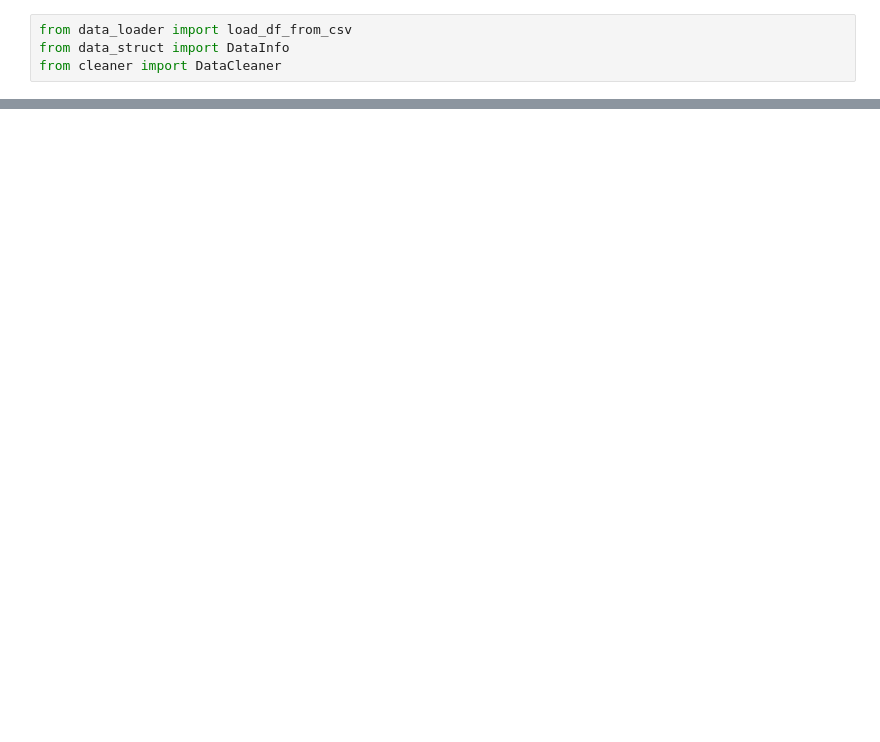
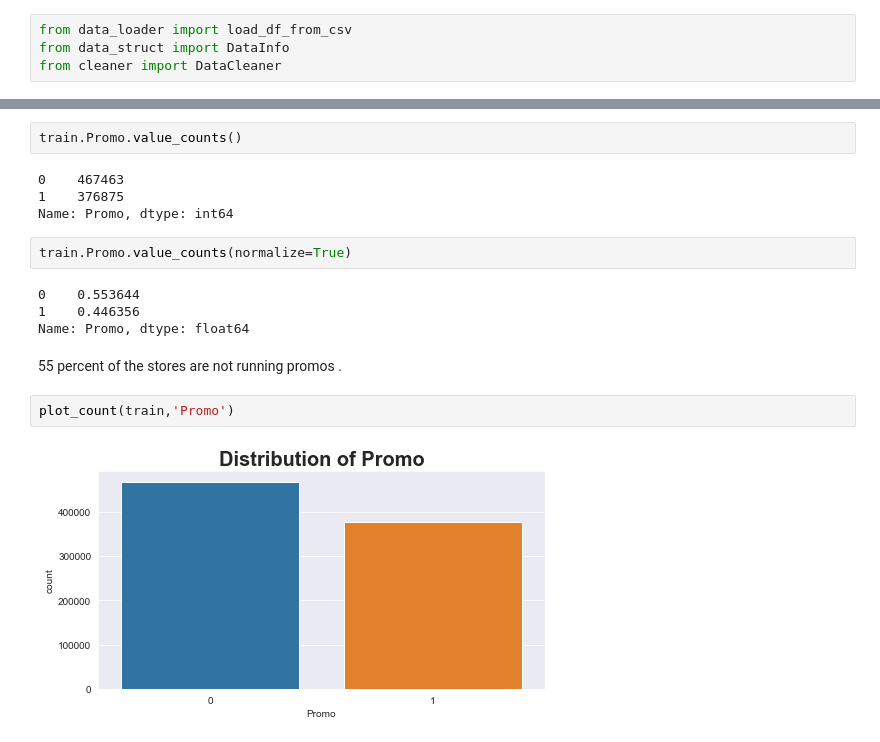
Before and after one commit to bwibokhaabi/pharma-sales, a Jupyter notebook: notebooks/eda.ipynb, the cells around one changed output, grey strips where cells are left out. Cells and saved outputs as stored; diff of their text form; blank space fills up the shorter version.

```diff
--- a/notebooks/eda.ipynb
+++ b/notebooks/eda.ipynb
@@ -82,0 +221,18 @@ for dataset in (train_df,test_df):
+# %%
+train.Promo.value_counts()
+# %% [output]
+0    467463
+1    376875
+Name: Promo, dtype: int64
+# %%
+train.Promo.value_counts(normalize=True)
+# %% [output]
+0    0.553644
+1    0.446356
+Name: Promo, dtype: float64
+# %% [markdown]
+55 percent of the stores are not running promos .
+# %%
+plot_count(train,'Promo')
+# %% [output]
+[figure, added]
```
Also changed, not shown: parts of 101 cells of this notebook, 19 other files.
